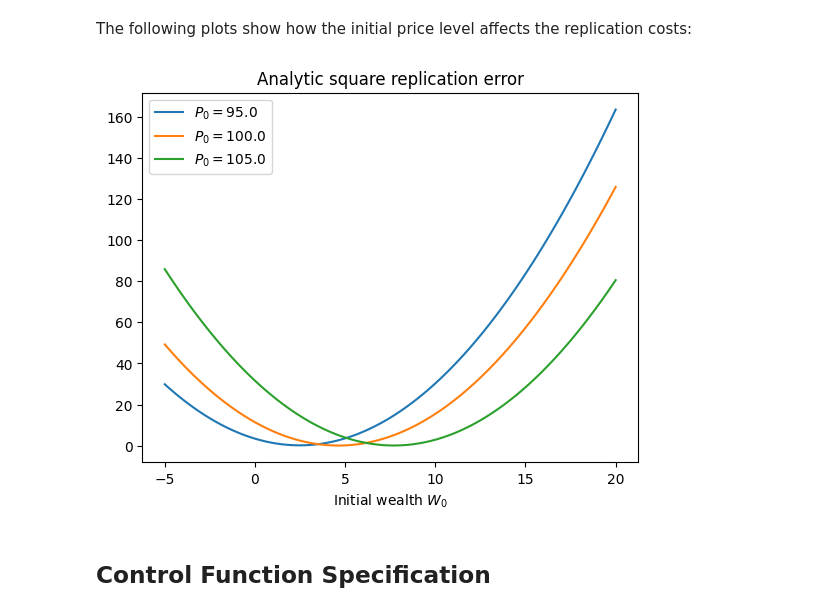
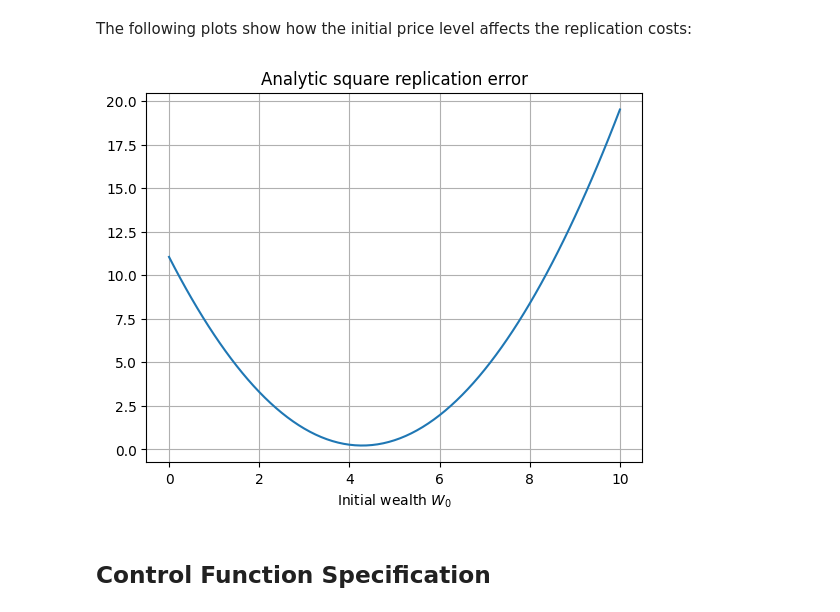
Before and after one commit to rbosh/ml-adp, a Jupyter notebook: doc/source/examples/option_hedging.ipynb, the cells around one changed output. Drawn from its saved outputs; the diff is of its cells as text; code cells hidden in the pictures.

```diff
--- a/doc/source/examples/option_hedging.ipynb
+++ b/doc/source/examples/option_hedging.ipynb
@@ -134,12 +127,13 @@ We modularize the design and consider the payoff function $h$ as a separate comp
 # %%
 from abc import abstractmethod
 from collections.abc import Callable
+
 
 class Derivative(Callable):
     r"""Implements Payoff Functions $h(p_T)$"""
     @abstractmethod
     def __call__(self, prices: Tensor) -> Tensor:
-        return
+        pass
 
 
 class SquareReplicationError:
@@ -155,7 +149,7 @@ Next, we implement a generic European call option payoff function $h(p_T) = (p_T
 # %%
 class EuropeanCallOption(Derivative):
     def __init__(self, strike: float, underlying_index: int) -> None:
-        self.strike = strike
+        self.strike = float(strike)
         self.underlying_index = underlying_index
 
     def __call__(self, prices: Tensor) -> Tensor:
@@ -198,27 +188,27 @@ import functools
 
 
 class MultinomialDistribution:
-    def __init__(self, rets: Tensor, probs: Tensor):
+    def __init__(self, rets: Tensor, probs: Tensor) -> None:
         self.rets = rets
         self.probs = probs
         self.categorical = Categorical(probs)
 
-    def __repr__(self):
+    def __repr__(self) -> str:
         return "MultinomialDistribution(" + "+ ".join([f"{prob: .2f}×δ{{{ret : 1.2g}}} " for ret, prob in zip(self.rets, self.probs)]) + ")"
 
     def sample(self, size: torch.Size) -> Tensor:
         return self.rets[self.categorical.sample(size)]
 
-    def integrate(self, integrand: Tensor, moment: int = 0):
+    def integrate(self, integrand: Tensor, moment: int = 0) -> Tensor:
         return torch.sum(integrand.squeeze(-1) * (self.rets ** moment) * self.probs, dim=-1, keepdim=True)
 
     @functools.cached_property
-    def mean(self):
-        return self.integrate(torch.tensor(1.), moment=1)
+    def mean(self) -> Tensor:
+        return self.integrate(torch.tensor(1., device=device), moment=1)
 
     @functools.cached_property
-    def second(self):
-        return self.integrate(torch.tensor(1.), moment=2)
+    def second(self) -> Tensor:
+        return self.integrate(torch.tensor(1., device=device), moment=2)
 # %% [markdown]
 Instantiate the sampler:
 # %%
@@ -260,9 +250,7 @@ def C(prices: Tensor, time: int, time_horizon: int, option: Derivative, md: Mult
 # %%
-import functools as ft
-
-k = ft.partial(K, time=0, time_horizon=periods, md=md)
-b = ft.partial(B, time=0, time_horizon=periods, option=option, md=md)
-c = ft.partial(C, time=0, time_horizon=periods, option=option, md=md)
+k = functools.partial(K, time=0, time_horizon=periods, md=md)
+b = functools.partial(B, time=0, time_horizon=periods, option=option, md=md)
+c = functools.partial(C, time=0, time_horizon=periods, option=option, md=md)
 
 def v0(wealth: Tensor, prices: Tensor):
     return k() * (wealth ** 2) - 2 * b(prices) * wealth + c(prices)
@@ -279,22 +267,16 @@ tensor([[4.6183]])
 # %% [markdown]
 The following plots show how the initial price level affects the replication costs:
 # %%
-initial_wealths = torch.arange(-5., 20.25, 0.25).unsqueeze(-1)
-benchmark_market_prices = torch.tensor([[95.], [100.], [105.]])
-
-analytic_errors = []
+initial_wealths = torch.arange(0, 10.125, 0.125, device=device)
+analytic_replication_costs = [float(v0(initial_wealth, initial_value)) for initial_wealth in initial_wealths]
 
 plt.title("Analytic square replication error")
 plt.xlabel("Initial wealth $W_0$")
-
-for market_prices in benchmark_market_prices:
-    replication_costs = [float(v0(initial_wealth, market_prices)) for initial_wealth in initial_wealths]
-    plt.plot(initial_wealths, replication_costs, label=f"$P_0 = {float(market_prices)}$")
-
-plt.legend()
+plt.plot(initial_wealths.cpu(), analytic_replication_costs)
+plt.grid()
 plt.show()
 # %% [output]
-[figure, old version]
+[figure, new version]
 # %% [markdown]
 ## Control Function Specification
 # %% [markdown]
```
Also changed, not shown: parts of 40 cells of this notebook, 2 other files.
